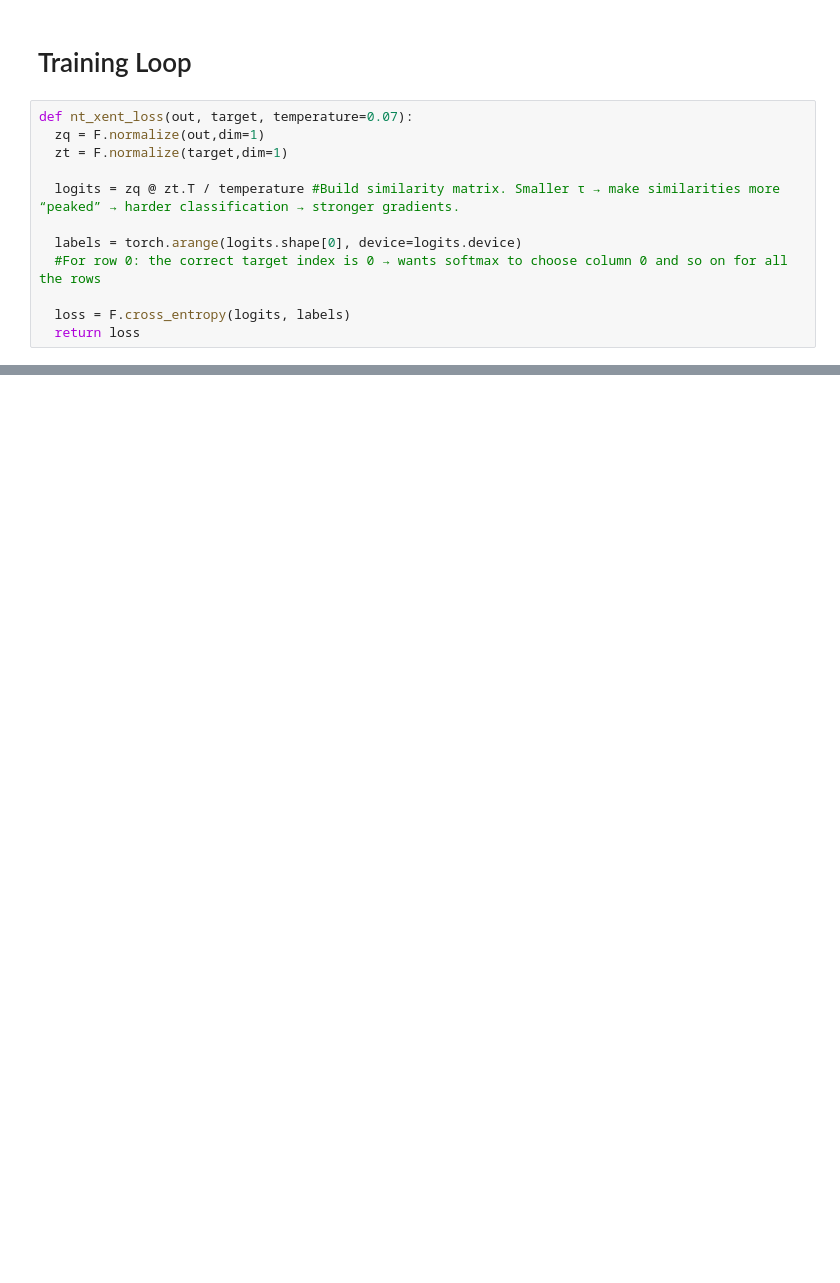
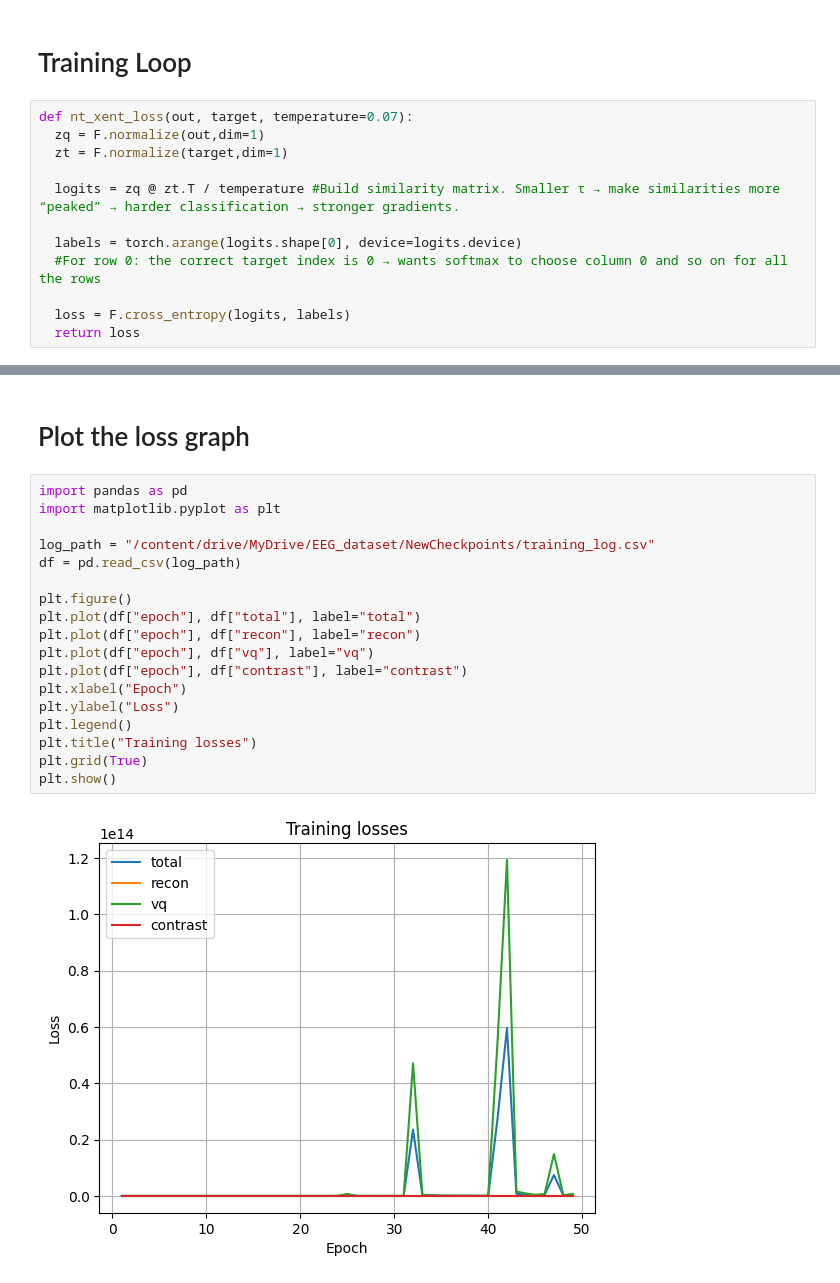
Before and after one commit to YashKhairnar/ThinkFlow, a Jupyter notebook: preprocess.ipynb, the cells around one changed output, grey strips where cells are left out. Saved outputs shown, nothing was run; the diff lists cells and outputs as text; blank space fills up the shorter version.

```diff
--- a/preprocess.ipynb
+++ b/preprocess.ipynb
@@ -455,0 +511,22 @@ Resuming from epoch 26 with loss = 23462915.9986
+# %% [markdown]
+# Plot the loss graph
+# %%
+import pandas as pd
+import matplotlib.pyplot as plt
+
+log_path = "/content/drive/MyDrive/EEG_dataset/NewCheckpoints/training_log.csv"
+df = pd.read_csv(log_path)
+
+plt.figure()
+plt.plot(df["epoch"], df["total"], label="total")
+plt.plot(df["epoch"], df["recon"], label="recon")
+plt.plot(df["epoch"], df["vq"], label="vq")
+plt.plot(df["epoch"], df["contrast"], label="contrast")
+plt.xlabel("Epoch")
+plt.ylabel("Loss")
+plt.legend()
+plt.title("Training losses")
+plt.grid(True)
+plt.show()
+# %% [output]
+[figure, added]
```
Also changed, not shown: parts of 8 cells of this notebook, 7 other files.
